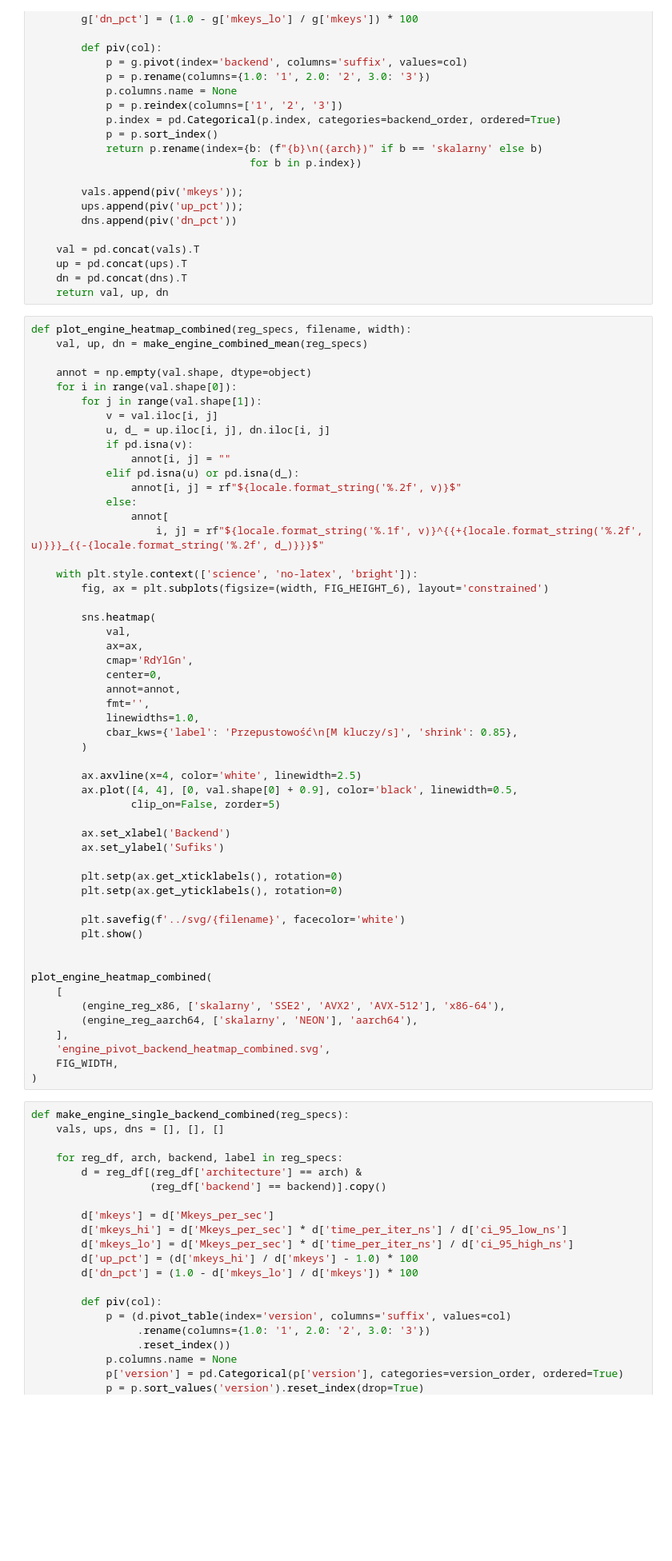
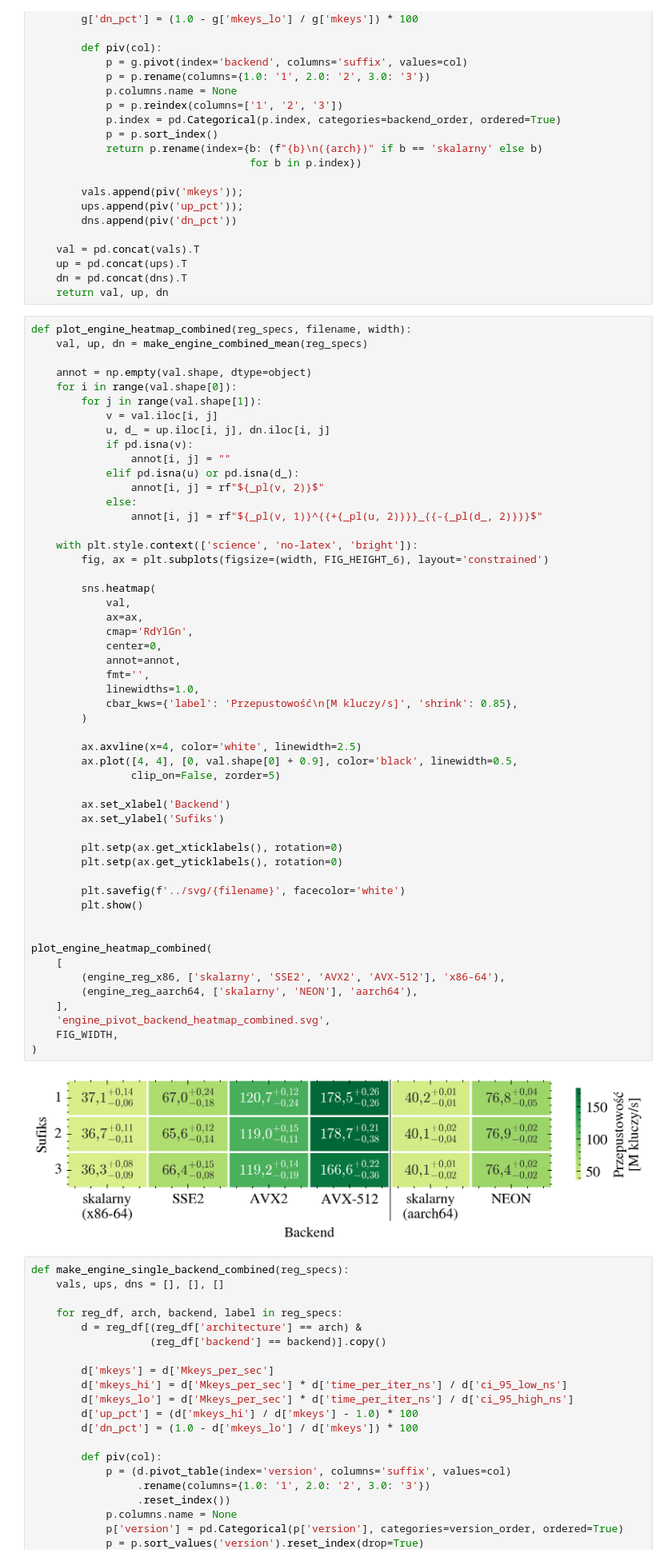
Before and after one commit to jan-chojnacki/SpeckProbe, a Jupyter notebook: analysis/notebooks/criterion.ipynb, the cells around one changed output. Shown at 80% size. Drawn from its saved outputs; the diff is of its cells as text; blank space fills up the shorter version.

```diff
--- a/analysis/notebooks/criterion.ipynb
+++ b/analysis/notebooks/criterion.ipynb
@@ -445,10 +449,9 @@ def plot_engine_heatmap_combined(reg_specs, filename, width):
             if pd.isna(v):
                 annot[i, j] = ""
             elif pd.isna(u) or pd.isna(d_):
-                annot[i, j] = rf"${locale.format_string('%.2f', v)}$"
+                annot[i, j] = rf"${_pl(v, 2)}$"
             else:
-                annot[
-                    i, j] = rf"${locale.format_string('%.1f', v)}^{{+{locale.format_string('%.2f', u)}}}_{{-{locale.format_string('%.2f', d_)}}}$"
+                annot[i, j] = rf"${_pl(v, 1)}^{{+{_pl(u, 2)}}}_{{-{_pl(d_, 2)}}}$"
 
     with plt.style.context(['science', 'no-latex', 'bright']):
         fig, ax = plt.subplots(figsize=(width, FIG_HEIGHT_6), layout='constrained')
@@ -459,33 +462,35 @@ def plot_engine_heatmap_combined(reg_specs, filename, width):
             cmap='RdYlGn',
             center=0,
             annot=annot,
             fmt='',
             linewidths=1.0,
             cbar_kws={'label': 'Przepustowość\n[M kluczy/s]', 'shrink': 0.85},
         )
 
         ax.axvline(x=4, color='white', linewidth=2.5)
         ax.plot([4, 4], [0, val.shape[0] + 0.9], color='black', linewidth=0.5,
                 clip_on=False, zorder=5)
 
         ax.set_xlabel('Backend')
         ax.set_ylabel('Sufiks')
 
         plt.setp(ax.get_xticklabels(), rotation=0)
         plt.setp(ax.get_yticklabels(), rotation=0)
 
         plt.savefig(f'../svg/{filename}', facecolor='white')
         plt.show()
 
 
 plot_engine_heatmap_combined(
     [
         (engine_reg_x86, ['skalarny', 'SSE2', 'AVX2', 'AVX-512'], 'x86-64'),
         (engine_reg_aarch64, ['skalarny', 'NEON'], 'aarch64'),
     ],
     'engine_pivot_backend_heatmap_combined.svg',
     FIG_WIDTH,
 )
+# %% [output]
+[figure, added]
 # %%
 def make_engine_single_backend_combined(reg_specs):
     vals, ups, dns = [], [], []
```
Also changed, not shown: parts of 16 cells of this notebook.
